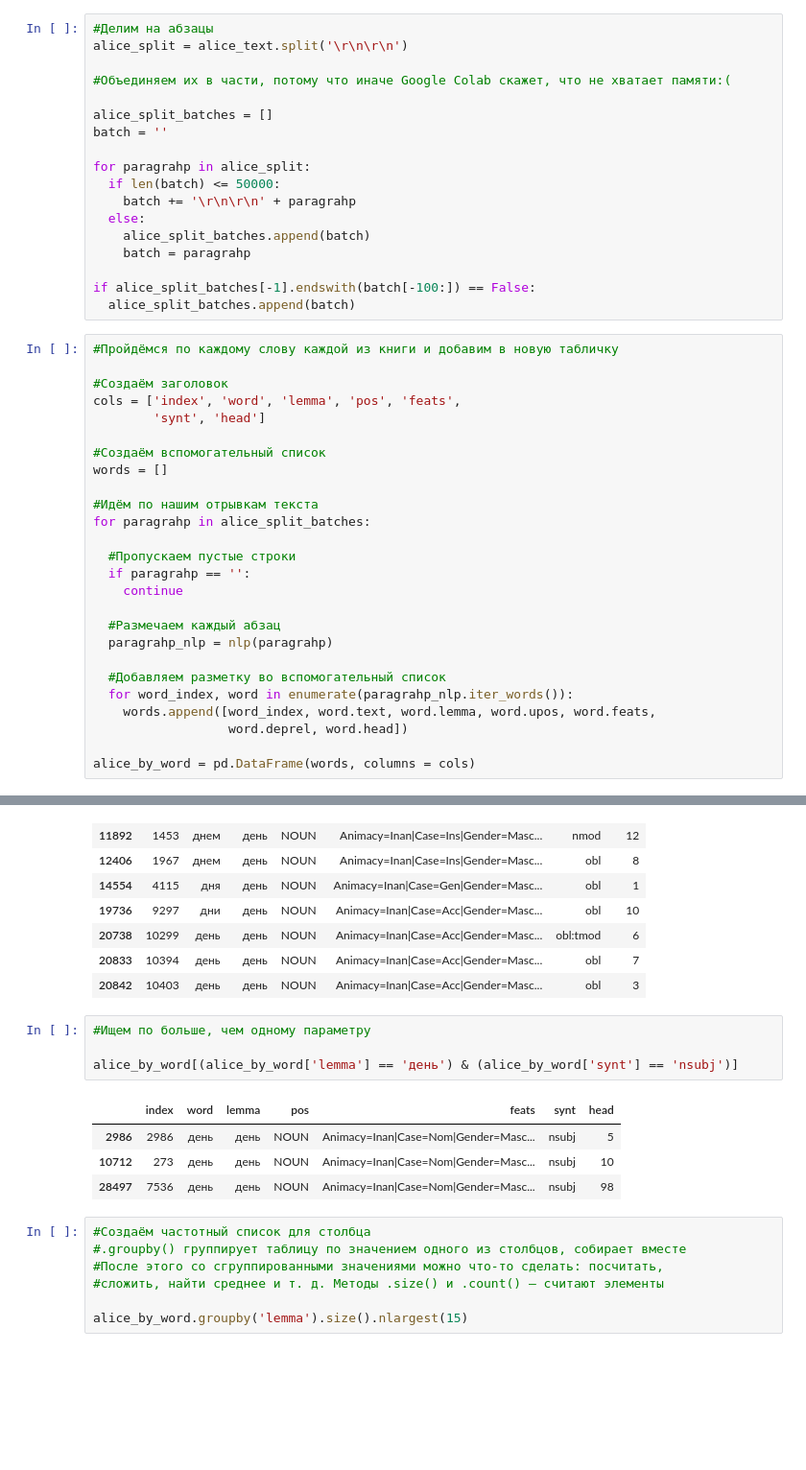
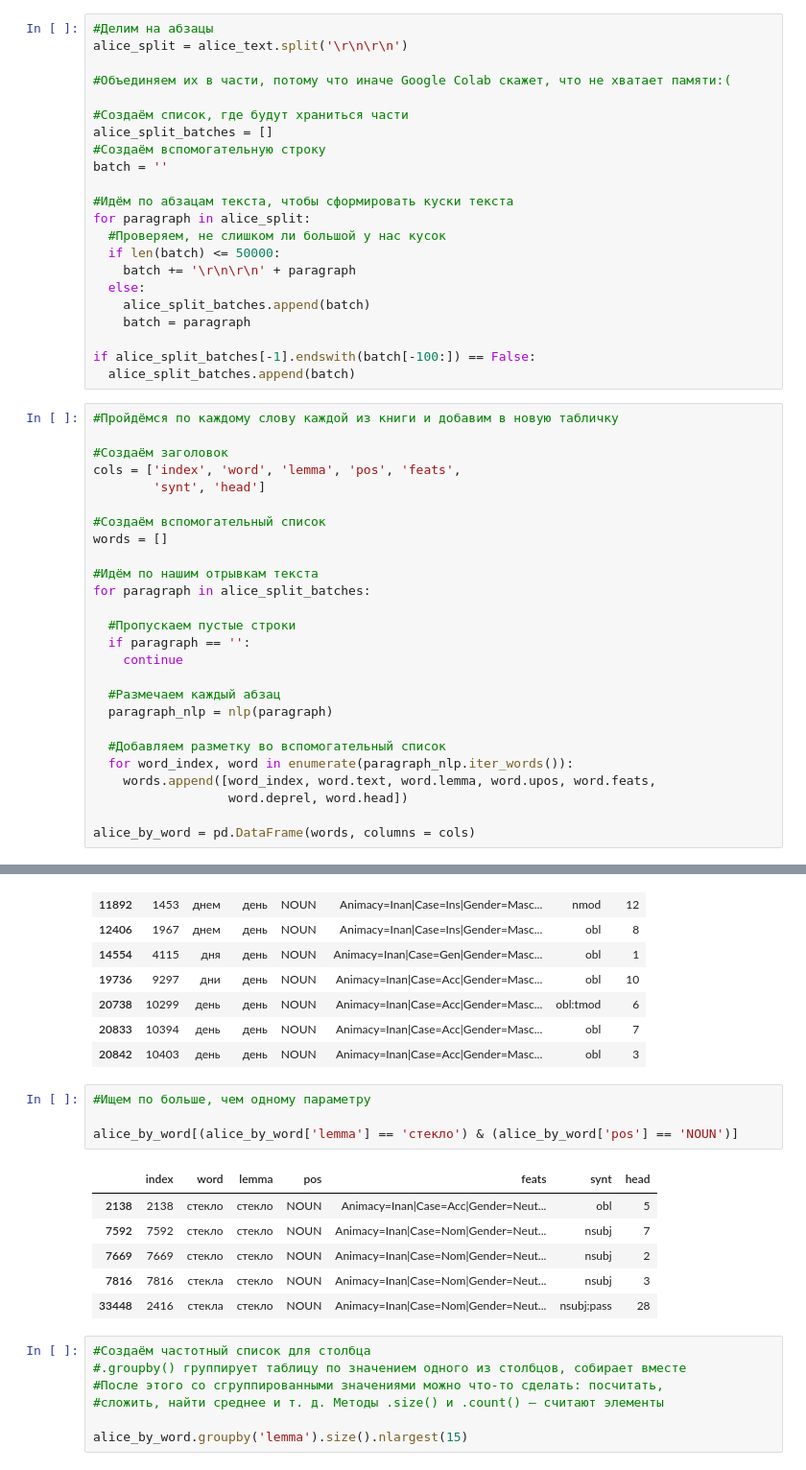
Before and after one commit to alekseyst/text_analysis_2024, a Jupyter notebook: Practical_6/Practical_6_CreatingCorpus.ipynb, the cells around one changed output, grey strips where cells are left out. Shown at 96% size. Drawn from its saved outputs; the diff is of its cells as text; blank space fills up the shorter version.

```diff
--- a/Practical_6/Practical_6_CreatingCorpus.ipynb
+++ b/Practical_6/Practical_6_CreatingCorpus.ipynb
@@ -92,15 +74,19 @@ aliсe_split = aliсe_text.split('\r\n\r\n')
 
 #Объединяем их в части, потому что иначе Google Colab скажет, что не хватает памяти:(
 
+#Создаём список, где будут храниться части
 alice_split_batches = []
+#Создаём вспомогательную строку
 batch = ''
 
-for paragrahp in aliсe_split:
+#Идём по абзацам текста, чтобы сформировать куски текста
+for paragraph in aliсe_split:
+  #Проверяем, не слишком ли большой у нас кусок
   if len(batch) <= 50000:
-    batch += '\r\n\r\n' + paragrahp
+    batch += '\r\n\r\n' + paragraph
   else:
     alice_split_batches.append(batch)
-    batch = paragrahp
+    batch = paragraph
 
 if alice_split_batches[-1].endswith(batch[-100:]) == False:
   alice_split_batches.append(batch)
@@ -115,17 +101,17 @@ cols = ['index', 'word', 'lemma', 'pos', 'feats',
 words = []
 
 #Идём по нашим отрывкам текста
-for paragrahp in alice_split_batches:
+for paragraph in alice_split_batches:
 
   #Пропускаем пустые строки
-  if paragrahp == '':
+  if paragraph == '':
     continue
 
   #Размечаем каждый абзац
-  paragrahp_nlp = nlp(paragrahp)
+  paragraph_nlp = nlp(paragraph)
 
   #Добавляем разметку во вспомогательный список
-  for word_index, word in enumerate(paragrahp_nlp.iter_words()):
+  for word_index, word in enumerate(paragraph_nlp.iter_words()):
     words.append([word_index, word.text, word.lemma, word.upos, word.feats,
                   word.deprel, word.head])
 
@@ -246,12 +228,14 @@ aliсe_by_word[aliсe_by_word['lemma'] == 'день'].head(15)
 # %%
 #Ищем по больше, чем одному параметру
 
-aliсe_by_word[(aliсe_by_word['lemma'] == 'день') & (aliсe_by_word['synt'] == 'nsubj')]
+aliсe_by_word[(aliсe_by_word['lemma'] == 'стекло') & (aliсe_by_word['pos'] == 'NOUN')]
 # %% [output]
 |  | index | word | lemma | pos | feats | synt | head |
-| 2986 | 2986 | день | день | NOUN | Animacy=Inan|Case=Nom|Gender=Masc... | nsubj | 5 |
-| 10712 | 273 | день | день | NOUN | Animacy=Inan|Case=Nom|Gender=Masc... | nsubj | 10 |
-| 28497 | 7536 | день | день | NOUN | Animacy=Inan|Case=Nom|Gender=Masc... | nsubj | 98 |
+| 2138 | 2138 | стекло | стекло | NOUN | Animacy=Inan|Case=Acc|Gender=Neut... | obl | 5 |
+| 7592 | 7592 | стекло | стекло | NOUN | Animacy=Inan|Case=Nom|Gender=Neut... | nsubj | 7 |
+| 7669 | 7669 | стекло | стекло | NOUN | Animacy=Inan|Case=Nom|Gender=Neut... | nsubj | 2 |
+| 7816 | 7816 | стекла | стекло | NOUN | Animacy=Inan|Case=Nom|Gender=Neut... | nsubj | 3 |
+| 33448 | 2416 | стекла | стекло | NOUN | Animacy=Inan|Case=Nom|Gender=Neut... | nsubj:pass | 28 |
 # %%
 #Создаём частотный список для столбца
 #.groupby() группирует таблицу по значением одного из столбцов, собирает вместе
```
Also changed, not shown: parts of 13 cells of this notebook, 2 other files.
